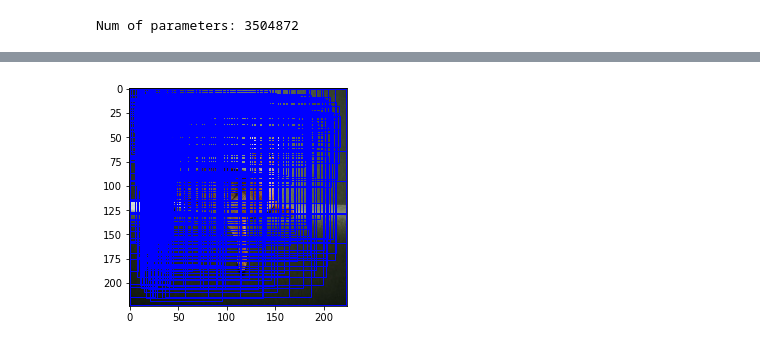
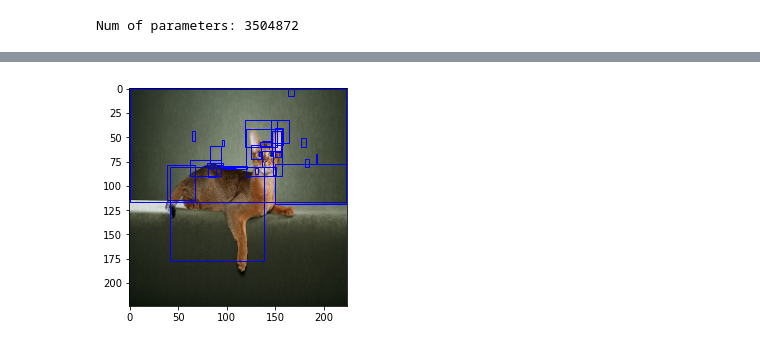
Before and after one commit to hslrock/ObjectDetection_, a Jupyter notebook: 1_RCNN.ipynb, the cells around one changed output, grey strips where cells are left out. Drawn from its saved outputs; the diff is of its cells as text; code cells hidden in the pictures.

```diff
--- a/1_RCNN.ipynb
+++ b/1_RCNN.ipynb
@@ -378,0 +64,7 @@ len(regions)
+# %%
+BATCH_SIZE = 5
+train_ds = PetData(df, train=True,tensor_return=False)
+def collate_fn(batch):
+    return tuple(zip(*batch))
+train_dl = torch.utils.data.DataLoader(train_ds, batch_size=BATCH_SIZE
+                                       , collate_fn=collate_fn,shuffle=True)
@@ -378,0 +76,3 @@ len(regions)
+# %%
+img_lbl, regions = ssearch.selective_search(train_ds[0][0].numpy().transpose(1,2,0), scale=224, sigma=0.9, min_size=20)
+len(regions)
@@ -378,0 +81,19 @@ len(regions)
+# %%
+import matplotlib.pyplot as plt
+import matplotlib.patches as patches
+fig, ax = plt.subplots()
+ax.imshow(img_lbl[:,:,0:3]*0.5+0.5)
+for i in regions[0:10]:
+    rect=i['rect']
+    xy=rect[0],rect[1]
+    width=rect[2]
+    height=rect[3]
+
+    ax.add_patch(
+     patches.Rectangle(
+        xy,
+        width,
+        height,
+        edgecolor = 'blue',
+        fill=False ) )
+plt.show()
@@ -379,17 +102,19 @@ len(regions)
 # %%
 fig, ax = plt.subplots()
-ax.imshow(np.array(img_with_region[:,:,0:3][:, :, :3]))
-for region in regions:
-    bbox=region['rect']
-    xy=(bbox[0],bbox[1])
-    width=bbox[2]-bbox[0]
-    height=bbox[3]-bbox[1]
+ax.imshow(img_lbl[:,:,0:3]*0.5+0.5)
+for i in regions[0:32]:
+    rect=i['rect']
+    xy=rect[0],rect[1]
+    width=rect[2]
+    height=rect[3]
+
     ax.add_patch(
-    patches.Rectangle(
+     patches.Rectangle(
         xy,
         width,
         height,
         edgecolor = 'blue',
         fill=False ) )
+plt.show()
 # %% [output]
-[figure, old version]
+[figure, new version]
```
Also changed, not shown: parts of 19 cells of this notebook, 7 other files.
